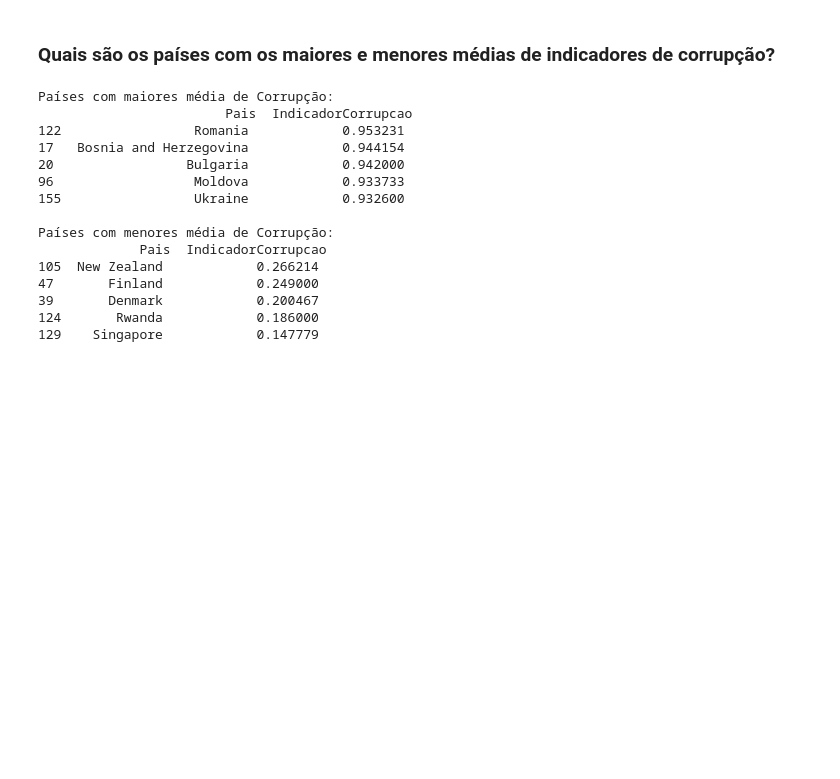
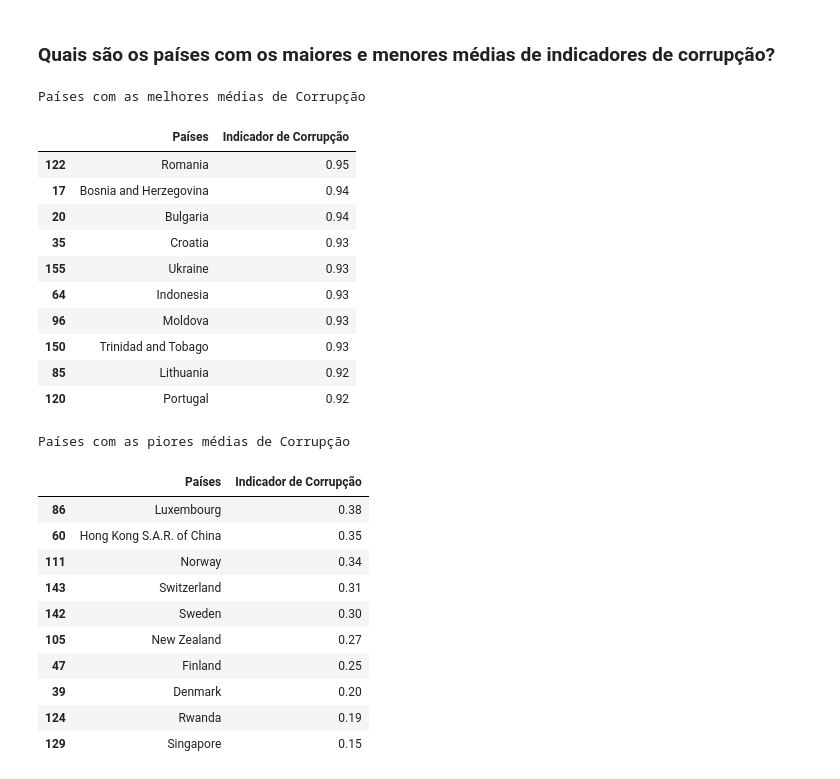
Before and after one commit to anamariapego/AnaliseExploratoria_SocioEconomico, a Jupyter notebook: 02-CodigoFonte/01-AnaliseExploratoriaDosDados/AnaliseExploratoria.ipynb, the cells around one changed output. Cells and saved outputs as stored; diff of their text form; code cells hidden in the pictures; blank space fills up the shorter version.

```diff
--- a/02-CodigoFonte/01-AnaliseExploratoriaDosDados/AnaliseExploratoria.ipynb
+++ b/02-CodigoFonte/01-AnaliseExploratoriaDosDados/AnaliseExploratoria.ipynb
@@ -485,26 +489,2 @@ Países com as piores médias de Generosidade
 # %% [markdown]
 <h3>Quais são os países com os maiores e menores médias de indicadores de corrupção?</h3>
-# %%
-print("Países com maiores média de Corrupção:\n", df_mean.sort_values('IndicadorCorrupcao', ascending=False)[
-    ['Pais', 'IndicadorCorrupcao']].head())
-
-print( )
-
-print("Países com menores média de Corrupção:\n", df_mean.sort_values('IndicadorCorrupcao', ascending=False)[
-    ['Pais', 'IndicadorCorrupcao']].tail())
-# %% [output]
-Países com maiores média de Corrupção:
-                        Pais  IndicadorCorrupcao
-122                 Romania            0.953231
-17   Bosnia and Herzegovina            0.944154
-20                 Bulgaria            0.942000
-96                  Moldova            0.933733
-155                 Ukraine            0.932600
-
-Países com menores média de Corrupção:
-             Pais  IndicadorCorrupcao
-105  New Zealand            0.266214
-47       Finland            0.249000
-39       Denmark            0.200467
-124       Rwanda            0.186000
-129    Singapore            0.147779
@@ -510,0 +516,46 @@ Países com menores média de Corrupção:
+# %%
+from IPython.core.display import display, HTML
+
+# converte as tabelas para HTML
+df_max = df_max.to_html(index=False)
+df_min = df_min.to_html(index=False)
+
+# cria um código HTML com duas colunas
+html_code = f'''
+    <div style="display:flex; justify-content: space-between">
+        <div style="width:50%;">
+            {df_max}
+        </div>
+        <div style="width:50%;">
+            {df_min}
+        </div>
+    </div>
+'''
+
+# exibe o HTML com as tabelas lado a lado
+display(HTML(html_code))
+# %% [output]
+Países com as melhores médias de Corrupção
+|  | Países | Indicador de Corrupção |
+| 122 | Romania | 0.95 |
+| 17 | Bosnia and Herzegovina | 0.94 |
+| 20 | Bulgaria | 0.94 |
+| 35 | Croatia | 0.93 |
+| 155 | Ukraine | 0.93 |
+| 64 | Indonesia | 0.93 |
+| 96 | Moldova | 0.93 |
+| 150 | Trinidad and Tobago | 0.93 |
+| 85 | Lithuania | 0.92 |
+| 120 | Portugal | 0.92 |
+Países com as piores médias de Corrupção
+|  | Países | Indicador de Corrupção |
+| 86 | Luxembourg | 0.38 |
+| 60 | Hong Kong S.A.R. of China | 0.35 |
+| 111 | Norway | 0.34 |
+| 143 | Switzerland | 0.31 |
+| 142 | Sweden | 0.30 |
+| 105 | New Zealand | 0.27 |
+| 47 | Finland | 0.25 |
+| 39 | Denmark | 0.20 |
+| 124 | Rwanda | 0.19 |
+| 129 | Singapore | 0.15 |
```
Also changed, not shown: parts of 6 cells of this notebook.
